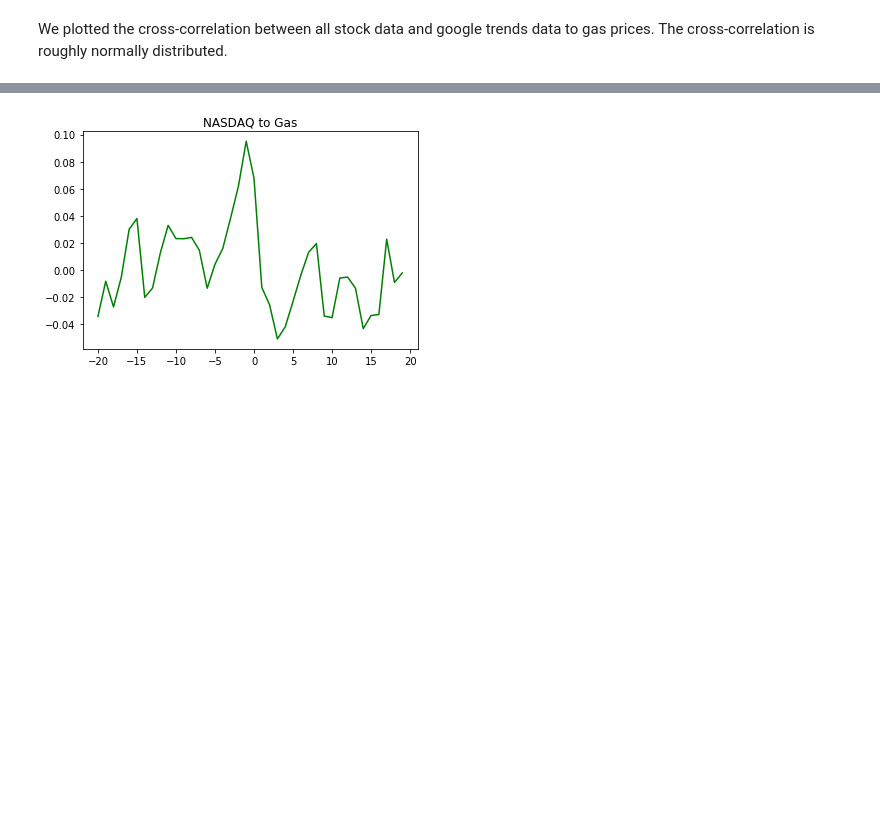
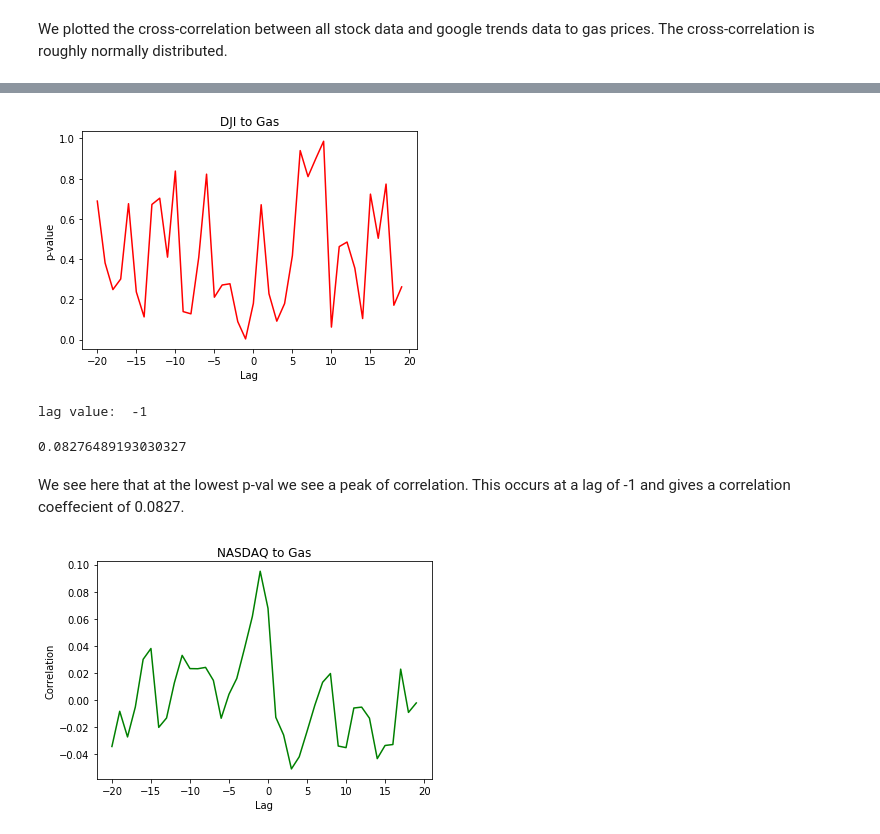
Before and after one commit to Allen-Z-4230/FutureGas, a Jupyter notebook: future_gas_folder/Correlations.ipynb, the cells around one changed output, grey strips where cells are left out. Saved outputs shown, nothing was run; the diff lists cells and outputs as text; code cells hidden in the pictures; blank space fills up the shorter version.

```diff
--- a/future_gas_folder/Correlations.ipynb
+++ b/future_gas_folder/Correlations.ipynb
@@ -240,5 +213,26 @@ plt.show()
+# %%
+plt.plot(np.arange(-20, 20), pvals_dji, color = 'r')
+plt.xlabel("Lag")
+plt.ylabel("p-value")
+plt.title('DJI to Gas')
+plt.show()
+# %% [output]
+[figure, added]
+# %%
+print('lag value: ', pvals_dji.index(min(pvals_dji)) - 20)
+# %% [output]
+lag value:  -1
+# %%
+rhos_dji[pvals_dji.index(min(pvals_dji))]
+# %% [output]
+0.08276489193030327
+# %% [markdown]
+We see here that at the lowest p-val we see a peak of correlation. This occurs at a lag of -1 and gives a correlation coeffecient of 0.0827.
 # %%
-plt.plot(np.arange(-20, 20), rhos_nasdaq, color = 'g'); plt.title('NASDAQ to Gas')
+plt.plot(np.arange(-20, 20), rhos_nasdaq, color = 'g')
+plt.xlabel("Lag")
+plt.ylabel("Correlation")
+plt.title('NASDAQ to Gas')
 plt.show()
 # %% [output]
-[figure, old version]
+[figure, new version]
```
Also changed, not shown: parts of 20 cells of this notebook.
